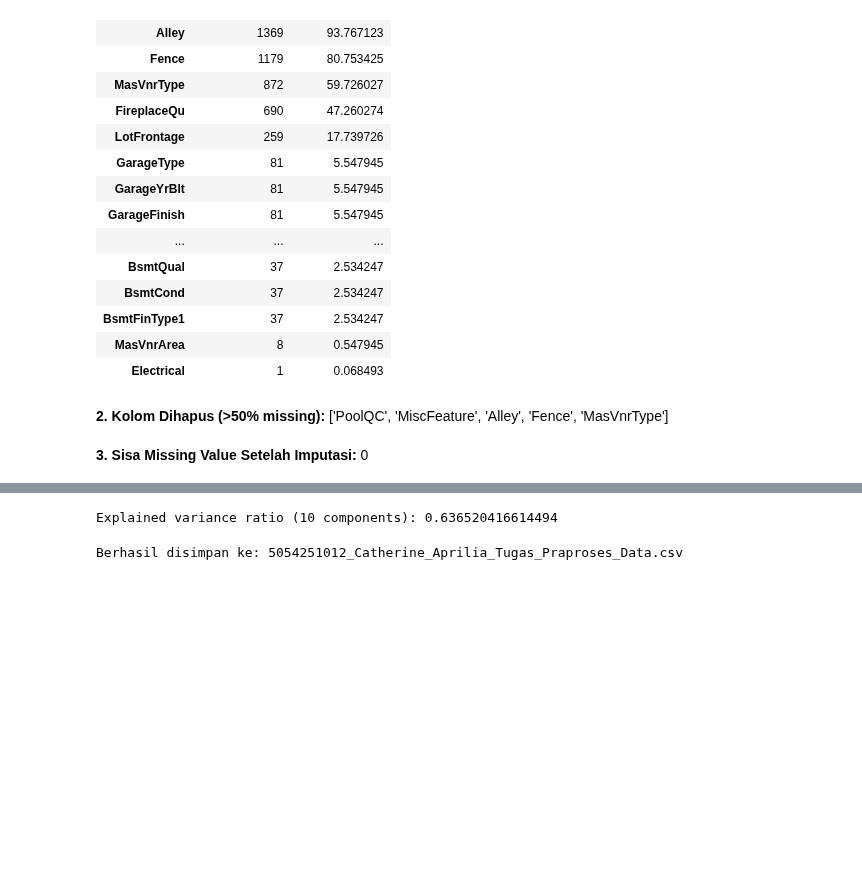
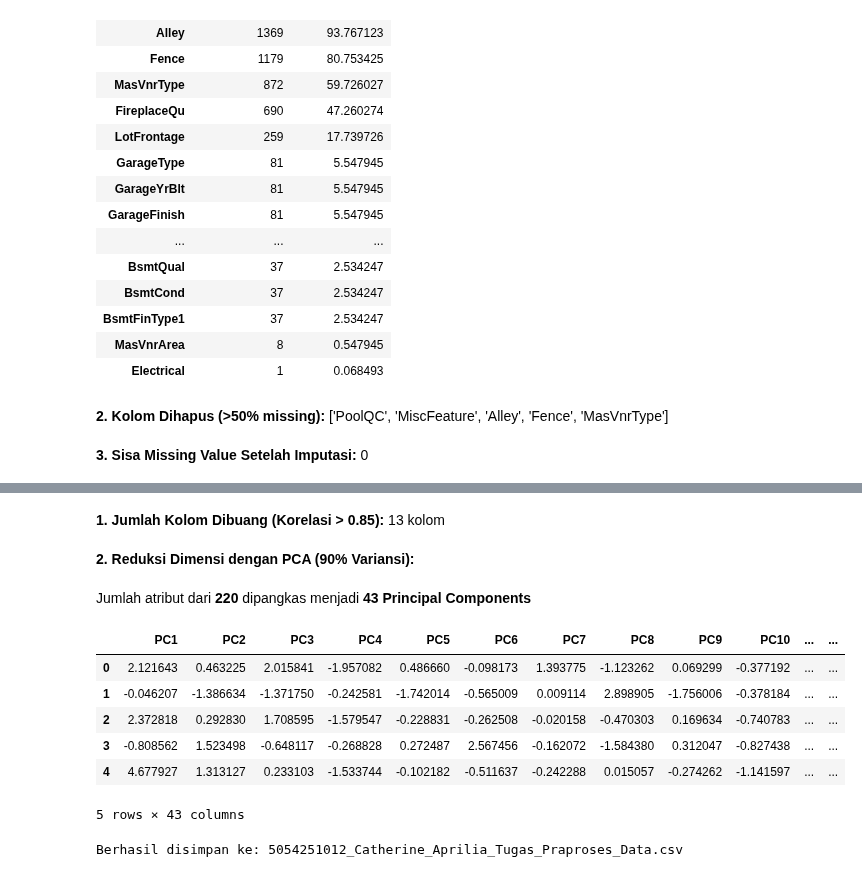
Before and after one commit to catherineapriliaharlina/5054251012_Catherine_praktikum-data-mining, a Jupyter notebook: tugas-praproses-data/5054251012_Catherine_Aprilia_Harlina_Tugas_Praproses_Data.ipynb, the cells around one changed output, grey strips where cells are left out. Cells and saved outputs as stored; diff of their text form; code cells hidden in the pictures; blank space fills up the shorter version.

```diff
--- a/tugas-praproses-data/5054251012_Catherine_Aprilia_Harlina_Tugas_Praproses_Data.ipynb
+++ b/tugas-praproses-data/5054251012_Catherine_Aprilia_Harlina_Tugas_Praproses_Data.ipynb
@@ -88,8 +99,14 @@ for col in num_cols:
 # %%
-# One-Hot Encoding
+from sklearn.preprocessing import StandardScaler
+
+# 1. one-hot encoding untuk atribut kategorikal
+cat_cols = df_clean.select_dtypes(include=['object', 'category', 'string']).columns
 df_encoded = pd.get_dummies(df_clean, columns=cat_cols, drop_first=True)
-
-# Scaling numerik
+# 2. standarisasi (scaling) untuk atribut numerik (kecuali target 'SalePrice' dan 'Id' jika ada)
+num_cols = df_clean.select_dtypes(include=['number']).columns.drop(['Id', 'SalePrice'], errors='ignore')
 scaler = StandardScaler()
-scale_cols = [c for c in num_cols if c not in ['Id', 'SalePrice']]
-df_encoded[scale_cols] = scaler.fit_transform(df_encoded[scale_cols])
+df_encoded[num_cols] = scaler.fit_transform(df_encoded[num_cols])
+display(HTML("<b>1. Tipe Data Setelah Encoding & Scaling:</b>"))
+display(HTML(f"Ukuran dataset awal: <b>{df_clean.shape}</b> &rarr; Ukuran setelah One-Hot Encoding: <b>{df_encoded.shape}</b>"))
+display(HTML("<b>2. 5 Baris Pertama Data Hasil Transformasi:</b>"))
+display(df_encoded.head())
@@ -96,17 +124,33 @@ df_encoded[scale_cols] = scaler.fit_transform(df_encoded[scale_cols])
 # %%
-# Drop korelasi tinggi (> 0.85)
+import numpy as np
+from sklearn.decomposition import PCA
+
+# 1. identifikasi & drop atribut dengan korelasi sangat tinggi (> 0.85)
 corr_matrix = df_encoded.corr().abs()
-upper = corr_matrix.where(np.triu(np.ones(corr_matrix.shape), k=1).astype(bool))
-to_drop = [col for col in upper.columns if any(upper[col] > 0.85)]
-df_reduced = df_encoded.drop(columns=to_drop)
-
-# PCA
-X = df_reduced.drop(columns=['Id', 'SalePrice'])
-pca = PCA(n_components=10)
-X_pca = pca.fit_transform(X)
-print("Explained variance ratio (10 components):", sum(pca.explained_variance_ratio_))
+upper_tri = corr_matrix.where(np.triu(np.ones(corr_matrix.shape), k=1).astype(bool))
+high_corr_cols = [col for col in upper_tri.columns if any(upper_tri[col] > 0.85)]
+df_reduced = df_encoded.drop(columns=high_corr_cols)
+display(HTML(f"<b>1. Jumlah Kolom Dibuang (Korelasi > 0.85):</b> {len(high_corr_cols)} kolom"))
+# 2. reduksi dimensi menggunakan PCA (mempertahankan 90% variansi data)
+features = df_reduced.drop(columns=['SalePrice', 'Id'], errors='ignore')
+pca = PCA(n_components=0.90)
+features_pca = pca.fit_transform(features)
+pca_cols = [f'PC{i+1}' for i in range(features_pca.shape[1])]
+df_pca = pd.DataFrame(features_pca, columns=pca_cols)
+display(HTML(f"<b>2. Reduksi Dimensi dengan PCA (90% Variansi):</b>"))
+display(HTML(f"Jumlah atribut dari <b>{features.shape[1]}</b> dipangkas menjadi <b>{df_pca.shape[1]} Principal Components</b>"))
+display(df_pca.head())
 # %% [output]
+1. Jumlah Kolom Dibuang (Korelasi > 0.85): 13 kolom
+2. Reduksi Dimensi dengan PCA (90% Variansi):
+Jumlah atribut dari 220 dipangkas menjadi 43 Principal Components
+|  | PC1 | PC2 | PC3 | PC4 | PC5 | PC6 | PC7 | PC8 | PC9 | PC10 | ... | ... |
+| 0 | 2.121643 | 0.463225 | 2.015841 | -1.957082 | 0.486660 | -0.098173 | 1.393775 | -1.123262 | 0.069299 | -0.377192 | ... | ... |
+| 1 | -0.046207 | -1.386634 | -1.371750 | -0.242581 | -1.742014 | -0.565009 | 0.009114 | 2.898905 | -1.756006 | -0.378184 | ... | ... |
+| 2 | 2.372818 | 0.292830 | 1.708595 | -1.579547 | -0.228831 | -0.262508 | -0.020158 | -0.470303 | 0.169634 | -0.740783 | ... | ... |
+| 3 | -0.808562 | 1.523498 | -0.648117 | -0.268828 | 0.272487 | 2.567456 | -0.162072 | -1.584380 | 0.312047 | -0.827438 | ... | ... |
+| 4 | 4.677927 | 1.313127 | 0.233103 | -1.533744 | -0.102182 | -0.511637 | -0.242288 | 0.015057 | -0.274262 | -1.141597 | ... | ... |
-Explained variance ratio (10 components): 0.636520416614494
+5 rows × 43 columns
 # %%
 output_csv = "5054251012_Catherine_Aprilia_Tugas_Praproses_Data.csv"
 df_reduced.to_csv(output_csv, index=False)
```
Also changed, not shown: parts of 2 cells of this notebook.
